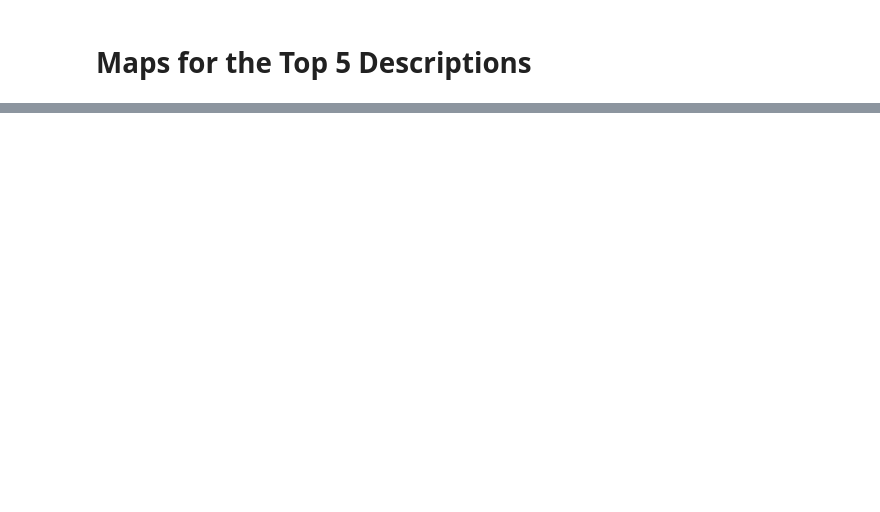
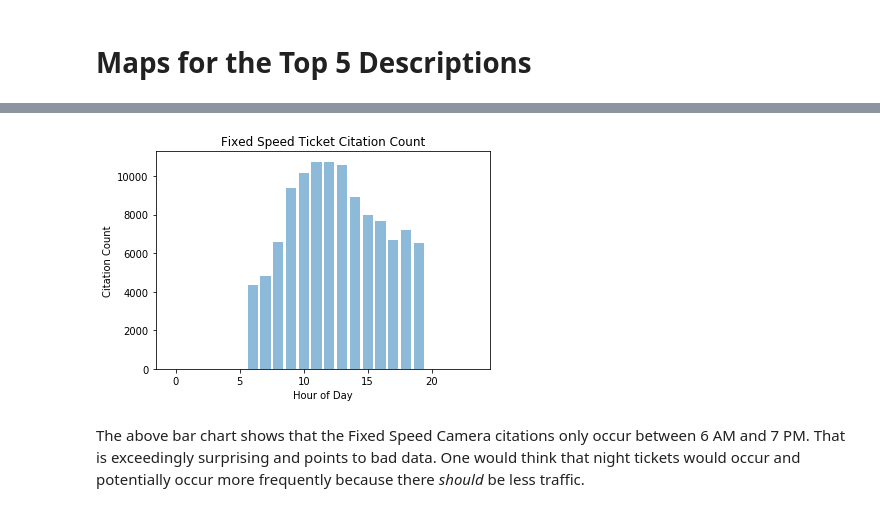
Before and after one commit to nichollsbr/baltimore-transit, a Jupyter notebook: Parking_Citations_Analysis.ipynb, the cells around one changed output, grey strips where cells are left out. Cells and saved outputs as stored; diff of their text form; code cells hidden in the pictures; blank space fills up the shorter version.

Commit message:
continued parking citations analysis

```diff
--- a/Parking_Citations_Analysis.ipynb
+++ b/Parking_Citations_Analysis.ipynb
@@ -77,0 +214,7 @@ foliumMapImageOfGeoJsonCounts(getGeoJsonForCountsForSeries(pc[pc["Description"]
+# %%
+fixed_speed_camera_all = pc[pc["Description"] == "Fixed Speed Camera"]
+fixed_speed_camera_all_count = len(fixed_speed_camera_all)
+fixed_speed_camera_withgeo = pc[(pc["Description"] == "Fixed Speed Camera") & (pc["GeoBox"].isnull())]
+fixed_speed_camera_withgeo_count = len(fixed_speed_camera_withgeo)
+
+print("{:.2f}%".format((fixed_speed_camera_withgeo_count/fixed_speed_camera_all_count)*100))
@@ -78,3 +243,20 @@ foliumMapImageOfGeoJsonCounts(getGeoJsonForCountsForSeries(pc[pc["Description"]
+# %%
+ticket_hours = fixed_speed_camera_all["ViolDate"].map(lambda x: x.hour).value_counts()
+hourList = list(range(0,24))
+matchingTicketCount = []
+for i in hourList:
+    matchingTicketCount.append(ticket_hours.get(i, 0))
+
+plt.bar(hourList, matchingTicketCount, align='center', alpha=0.5)
+plt.xlabel("Hour of Day")
+plt.ylabel('Citation Count')
+plt.title('Fixed Speed Ticket Citation Count')
+
+plt.show()
+# %% [output]
+[figure, added]
+# %% [markdown]
+The above bar chart shows that the Fixed Speed Camera citations only occur between 6 AM and 7 PM.  That is exceedingly surprising and points to bad data.  One would think that night tickets would occur and potentially occur more frequently because there *should* be less traffic.
 # %%
 description = top5.index[2]
 print(description)
```
Also changed, not shown: parts of 26 cells of this notebook.
